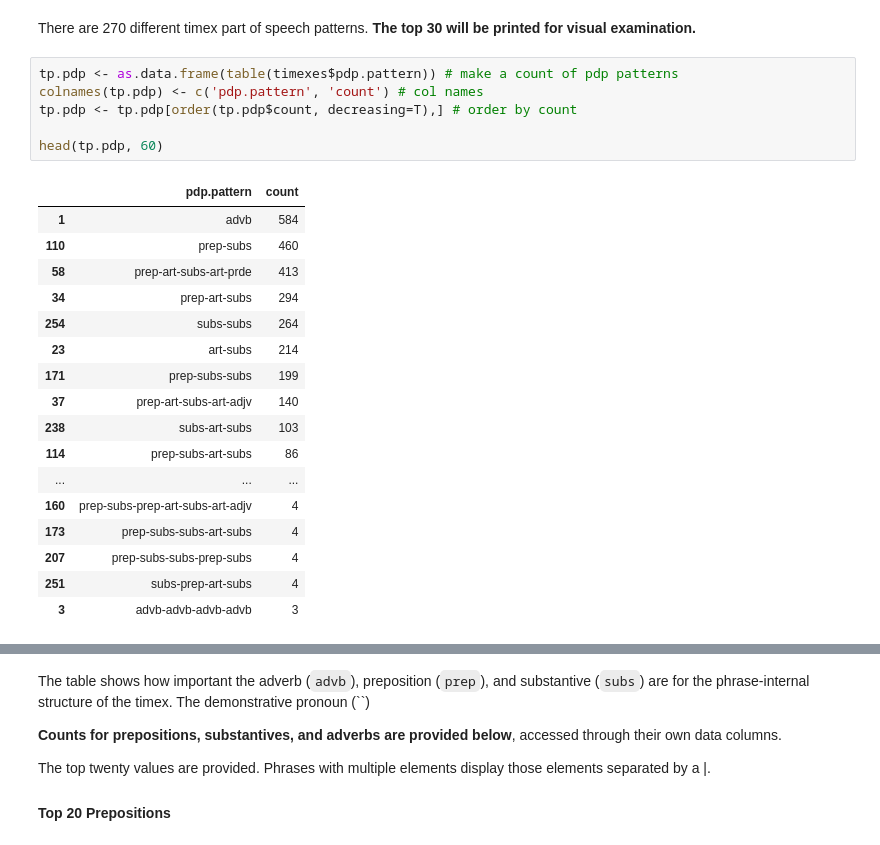
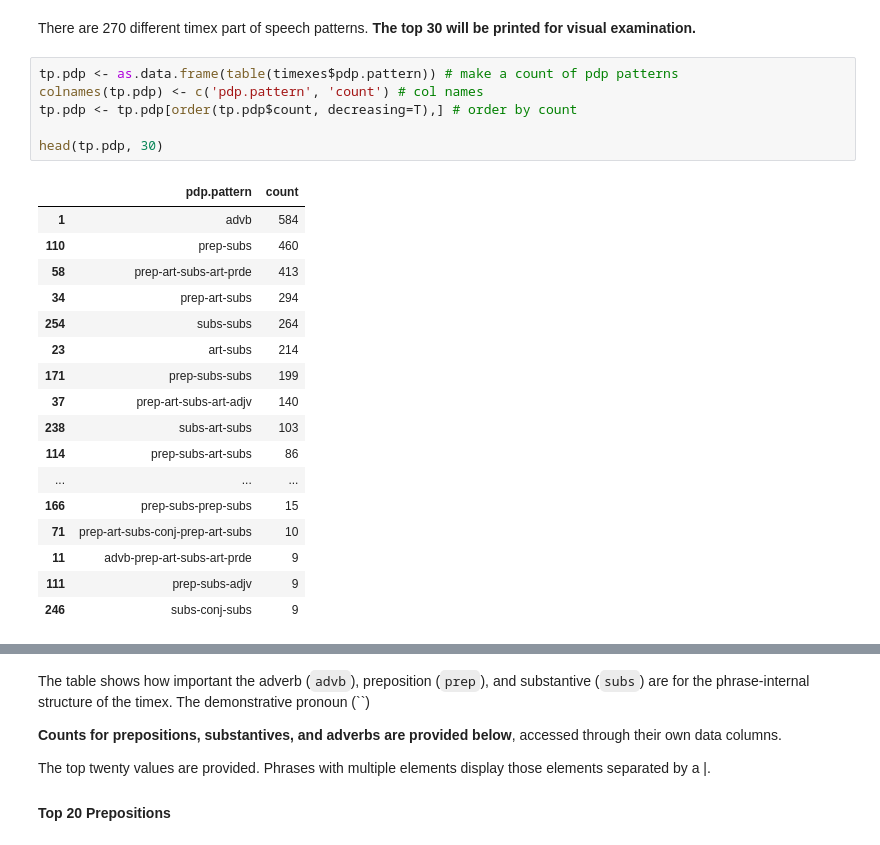
Before and after one commit to codykingham/Verb_in_Biblical_Hebrew, a Jupyter notebook: data_analysis/time_phrase_analysis.ipynb, the cells around one changed output, grey strips where cells are left out. Drawn from its saved outputs; the diff is of its cells as text.

```diff
--- a/data_analysis/time_phrase_analysis.ipynb
+++ b/data_analysis/time_phrase_analysis.ipynb
@@ -280,24 +279,24 @@ There are 270 different timex part of speech patterns. **The top 30 will be prin
 # %%
 tp.pdp <- as.data.frame(table(timexes$pdp.pattern)) # make a count of pdp patterns
 colnames(tp.pdp) <- c('pdp.pattern', 'count') # col names
 tp.pdp <- tp.pdp[order(tp.pdp$count, decreasing=T),] # order by count
 
-head(tp.pdp, 60)
+head(tp.pdp, 30)
 # %% [output]
 |  | pdp.pattern | count |
 | 1 | advb | 584 |
 | 110 | prep-subs | 460 |
 | 58 | prep-art-subs-art-prde | 413 |
 | 34 | prep-art-subs | 294 |
 | 254 | subs-subs | 264 |
 | 23 | art-subs | 214 |
 | 171 | prep-subs-subs | 199 |
 | 37 | prep-art-subs-art-adjv | 140 |
 | 238 | subs-art-subs | 103 |
 | 114 | prep-subs-art-subs | 86 |
 | ... | ... | ... |
-| 160 | prep-subs-prep-art-subs-art-adjv | 4 |
-| 173 | prep-subs-subs-art-subs | 4 |
-| 207 | prep-subs-subs-prep-subs | 4 |
-| 251 | subs-prep-art-subs | 4 |
-| 3 | advb-advb-advb-advb | 3 |
+| 166 | prep-subs-prep-subs | 15 |
+| 71 | prep-art-subs-conj-prep-art-subs | 10 |
+| 11 | advb-prep-art-subs-art-prde | 9 |
+| 111 | prep-subs-adjv | 9 |
+| 246 | subs-conj-subs | 9 |
```
Also changed, not shown: parts of 5 cells of this notebook.
